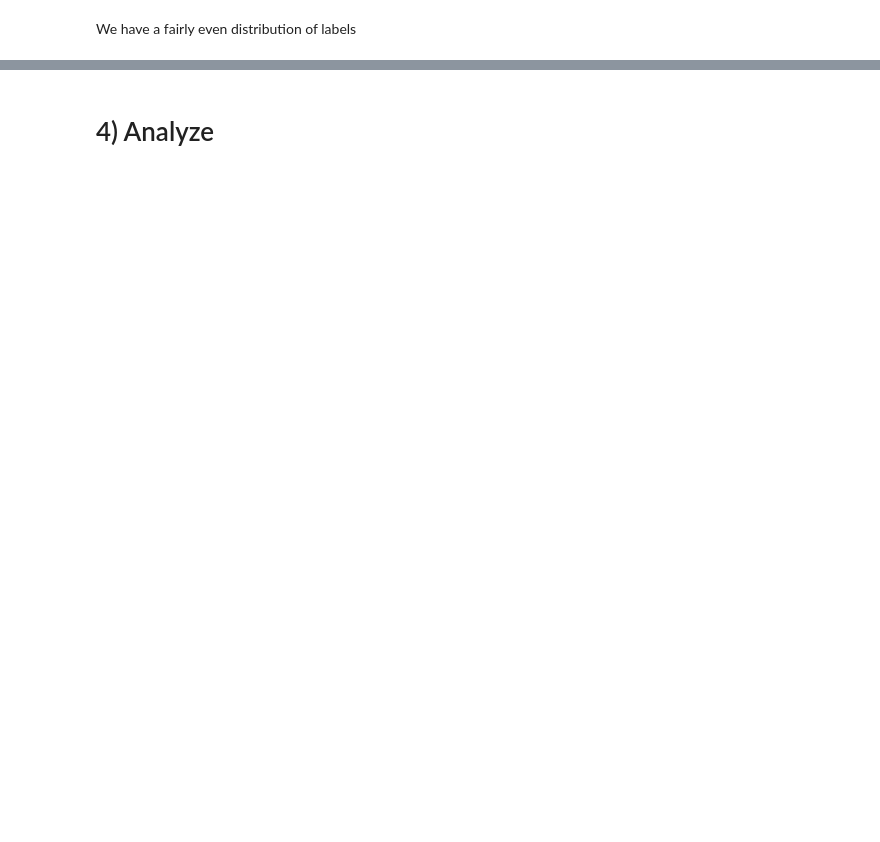
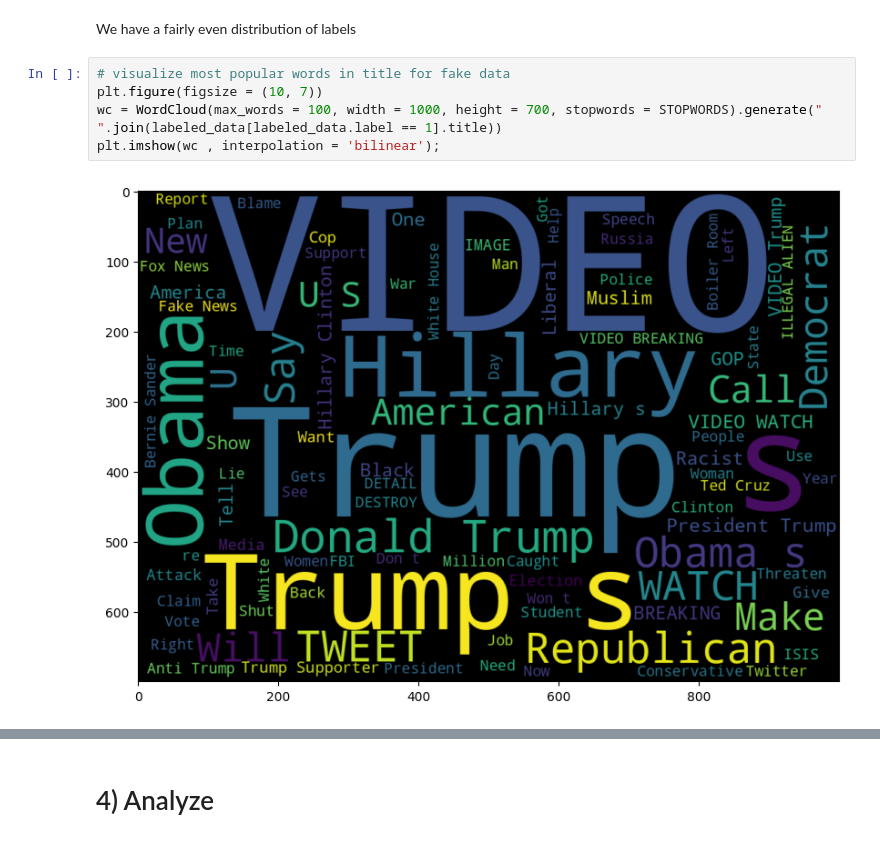
Before and after one commit to Kirlewn/Machine-Learning-Projects, a Jupyter notebook: Natural Language Processing (NLP)/nlp_fake_real_news_classifier.ipynb, the cells around one changed output, grey strips where cells are left out. Saved outputs shown, nothing was run; the diff lists cells and outputs as text; blank space fills up the shorter version.

```diff
--- a/Natural Language Processing (NLP)/nlp_fake_real_news_classifier.ipynb
+++ b/Natural Language Processing (NLP)/nlp_fake_real_news_classifier.ipynb
@@ -246,3 +263,10 @@ sns.countplot(x = labeled_data.label, data = labeled_data);
 [figure]
 # %% [markdown]
 We have a fairly even distribution of labels
+# %%
+# visualize most popular words in title for fake data
+plt.figure(figsize = (10, 7))
+wc = WordCloud(max_words = 100, width = 1000, height = 700, stopwords = STOPWORDS).generate(" ".join(labeled_data[labeled_data.label == 1].title))
+plt.imshow(wc , interpolation = 'bilinear');
+# %% [output]
+[figure, added]
```
Also changed, not shown: parts of 53 cells of this notebook.
